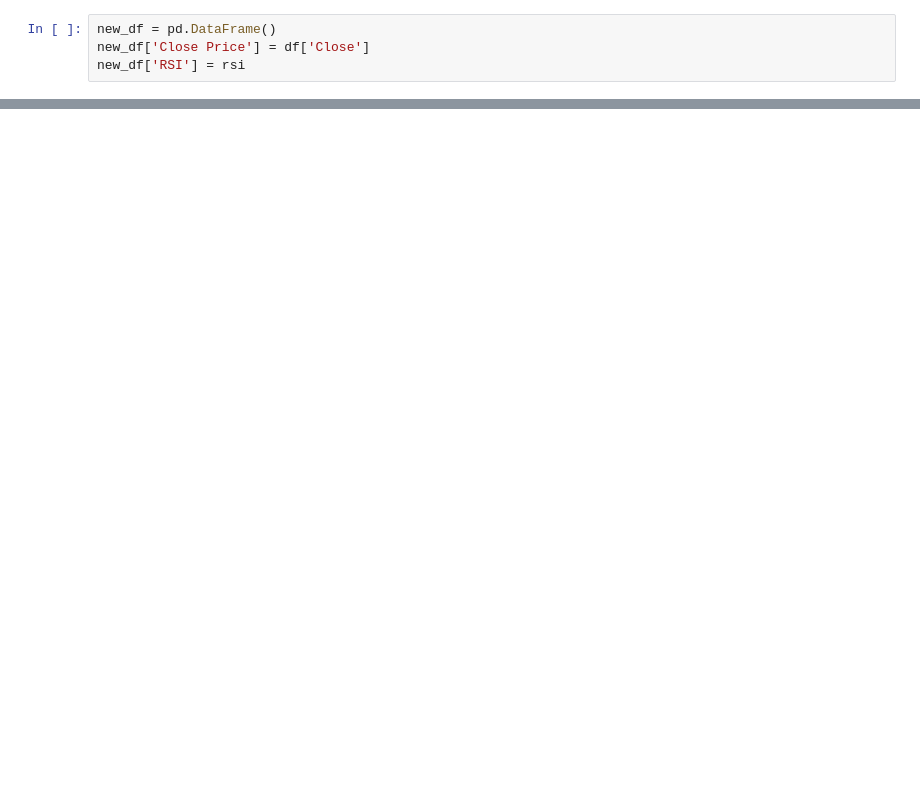
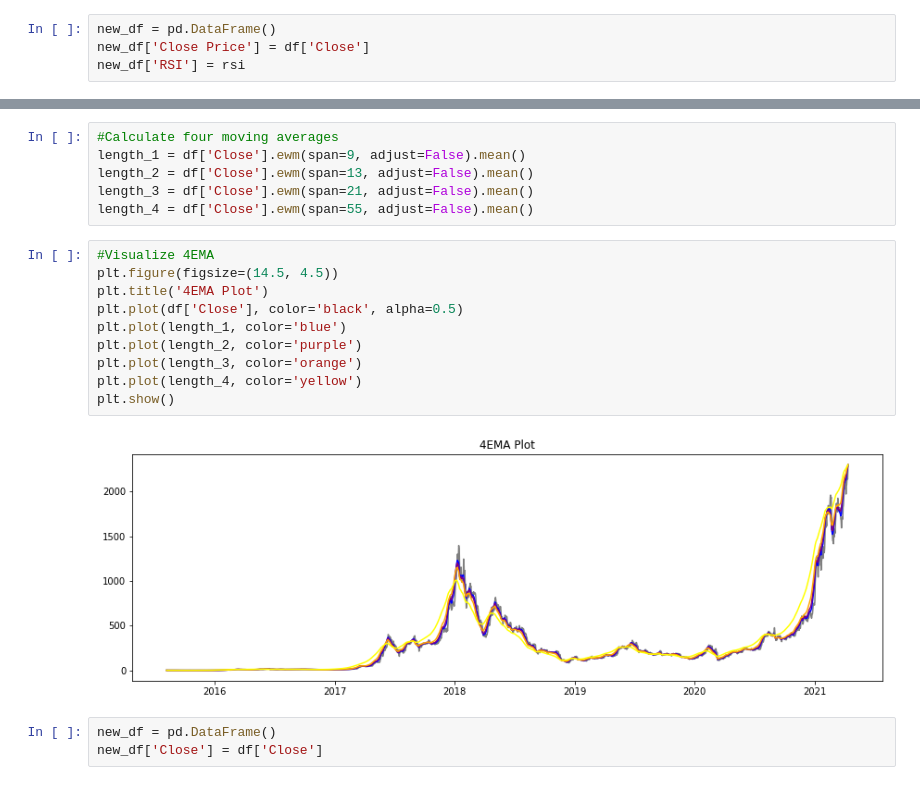
Before and after one commit to MDaniyal2000/algorithmic_trading_using_ai_and_ml_in_python, a Jupyter notebook: AI Project.ipynb, the cells around one changed output, grey strips where cells are left out. Drawn from its saved outputs; the diff is of its cells as text; blank space fills up the shorter version.

```diff
--- a/AI Project.ipynb
+++ b/AI Project.ipynb
@@ -114,0 +173,21 @@ plt.show()
+# %%
+#Calculate four moving averages
+length_1 = df['Close'].ewm(span=9, adjust=False).mean()
+length_2 = df['Close'].ewm(span=13, adjust=False).mean()
+length_3 = df['Close'].ewm(span=21, adjust=False).mean()
+length_4 = df['Close'].ewm(span=55, adjust=False).mean()
+# %%
+#Visualize 4EMA
+plt.figure(figsize=(14.5, 4.5))
+plt.title('4EMA Plot')
+plt.plot(df['Close'], color='black', alpha=0.5)
+plt.plot(length_1, color='blue')
+plt.plot(length_2, color='purple')
+plt.plot(length_3, color='orange')
+plt.plot(length_4, color='yellow')
+plt.show()
+# %% [output]
+[figure, added]
+# %%
+new_df = pd.DataFrame()
+new_df['Close'] = df['Close']
```
Also changed, not shown: parts of 16 cells of this notebook.
